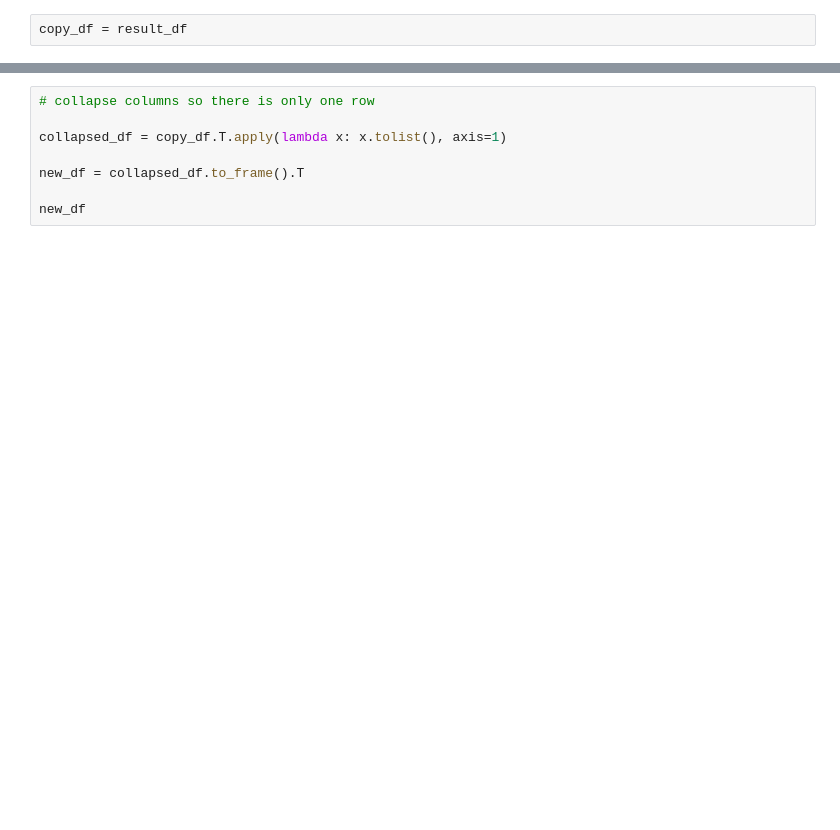
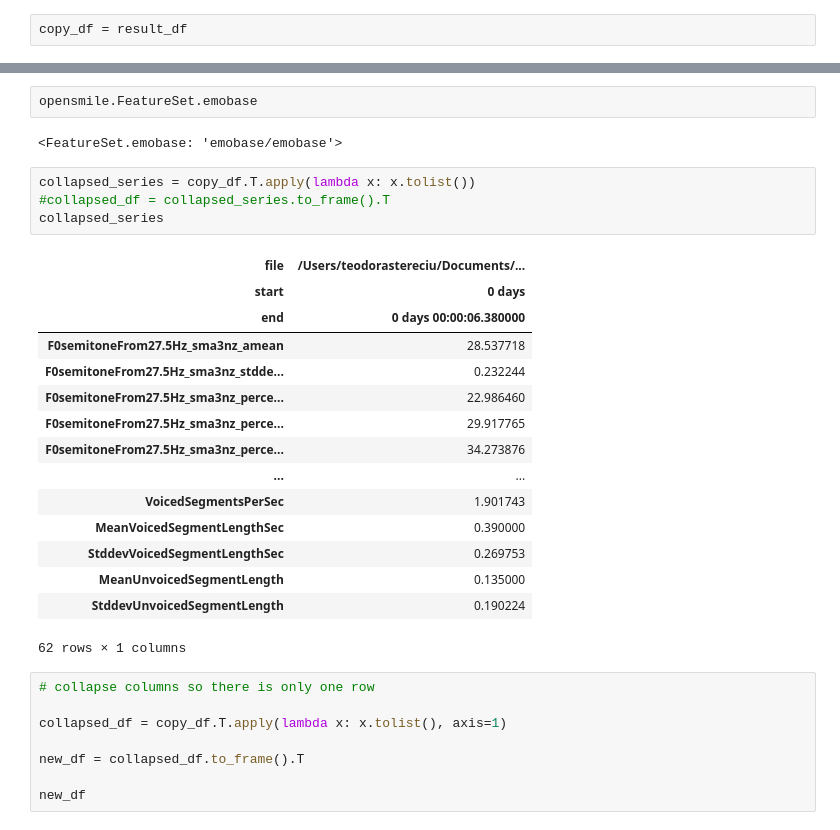
Before and after one commit to teostereciu/mc-ecpe, a Jupyter notebook: notebooks/opensmile.ipynb, the cells around one changed output, grey strips where cells are left out. Drawn from its saved outputs; the diff is of its cells as text; blank space fills up the shorter version.

```diff
--- a/notebooks/opensmile.ipynb
+++ b/notebooks/opensmile.ipynb
@@ -44,3 +60,27 @@ copy_df = result_df
+# %%
+opensmile.FeatureSet.emobase
+# %% [output]
+<FeatureSet.emobase: 'emobase/emobase'>
+# %%
+collapsed_series = copy_df.T.apply(lambda x: x.tolist())
+#collapsed_df = collapsed_series.to_frame().T
+collapsed_series
+# %% [output]
+| file | /Users/teodorastereciu/Documents/... |
+| start | 0 days |
+| end | 0 days 00:00:06.380000 |
+| F0semitoneFrom27.5Hz_sma3nz_amean | 28.537718 |
+| F0semitoneFrom27.5Hz_sma3nz_stdde... | 0.232244 |
+| F0semitoneFrom27.5Hz_sma3nz_perce... | 22.986460 |
+| F0semitoneFrom27.5Hz_sma3nz_perce... | 29.917765 |
+| F0semitoneFrom27.5Hz_sma3nz_perce... | 34.273876 |
+| ... | ... |
+| VoicedSegmentsPerSec | 1.901743 |
+| MeanVoicedSegmentLengthSec | 0.390000 |
+| StddevVoicedSegmentLengthSec | 0.269753 |
+| MeanUnvoicedSegmentLength | 0.135000 |
+| StddevUnvoicedSegmentLength | 0.190224 |
+62 rows × 1 columns
 # %%
 # collapse columns so there is only one row
 
```
Also changed, not shown: parts of 14 cells of this notebook, 8 other files.
